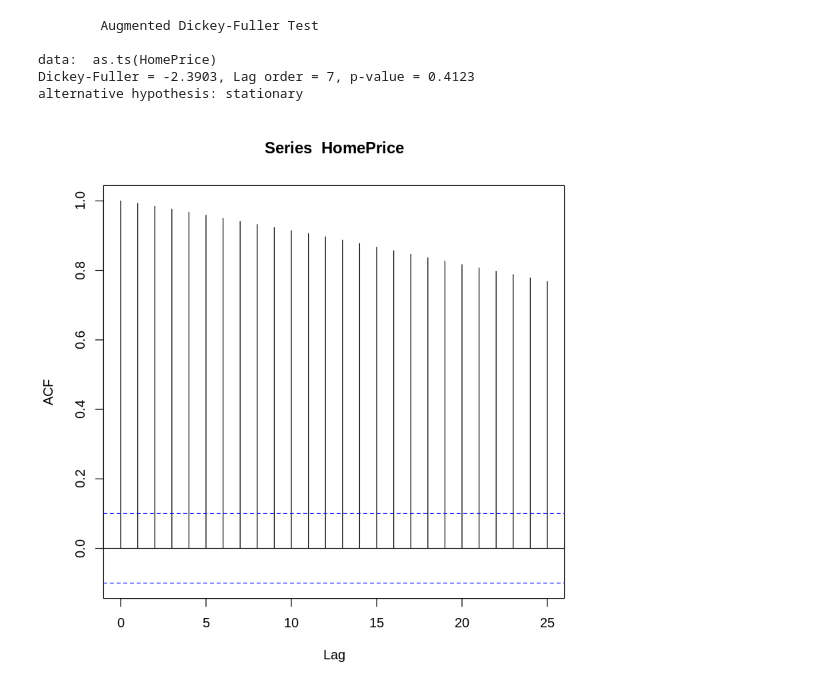
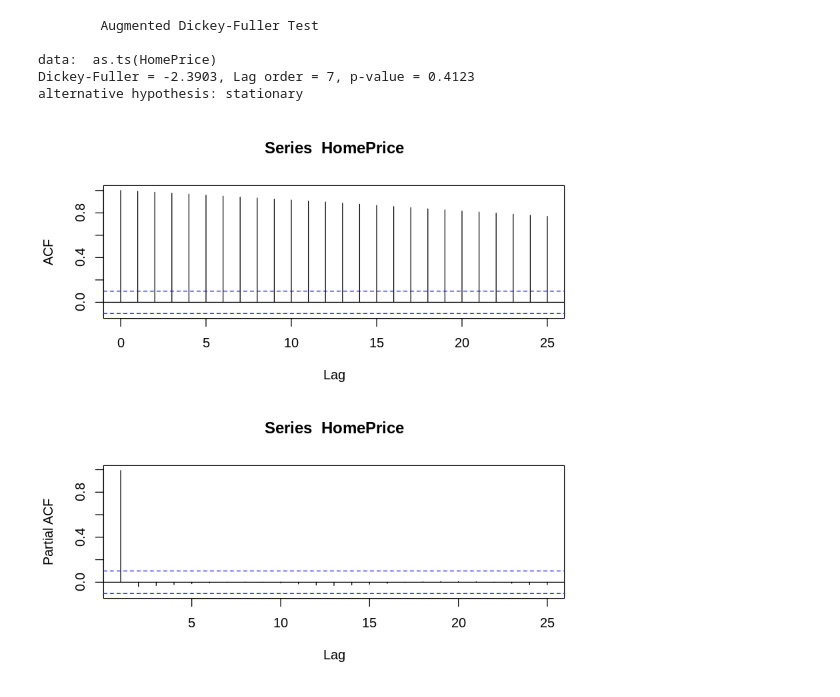
Before and after one commit to yehjxraymond/wqu_econometrics_group_proj, a Jupyter notebook: Univariate Time Series.ipynb, the cells around one changed output. Drawn from its saved outputs; the diff is of its cells as text; code cells hidden in the pictures.

```diff
--- a/Univariate Time Series.ipynb
+++ b/Univariate Time Series.ipynb
@@ -51,7 +54,9 @@ data:  as.ts(HomePrice)
 Dickey-Fuller = -2.3903, Lag order = 7, p-value = 0.4123
 alternative hypothesis: stationary
 # %%
-# Plot ACF for HomePrice
+# Plot ACF & PACF for HomePrice
+par(mfrow=c(2,1))
 acf(HomePrice)
+pacf(HomePrice)
 # %% [output]
-[figure, old version]
+[figure, new version]
```
Also changed, not shown: parts of 16 cells of this notebook.
